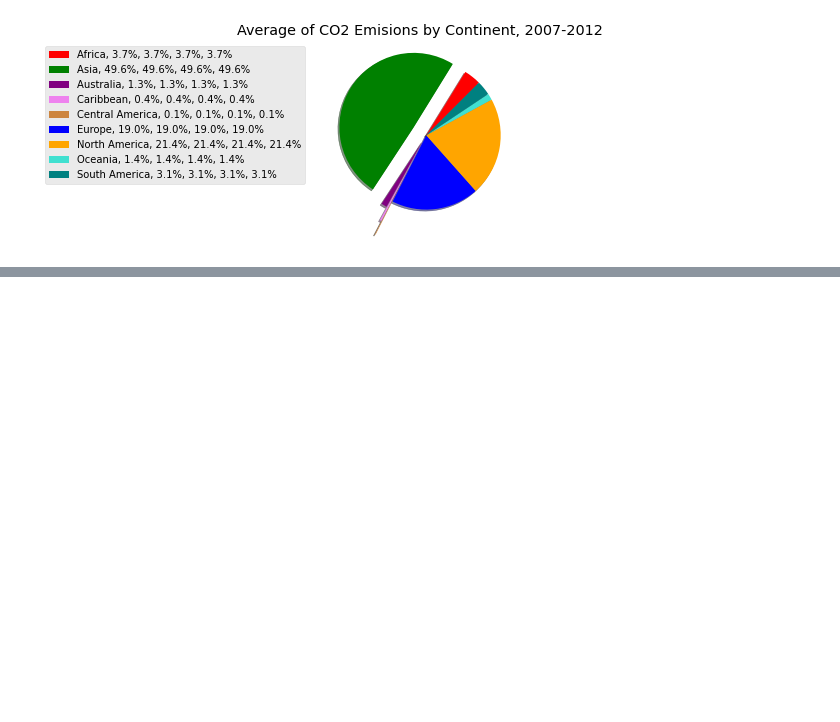
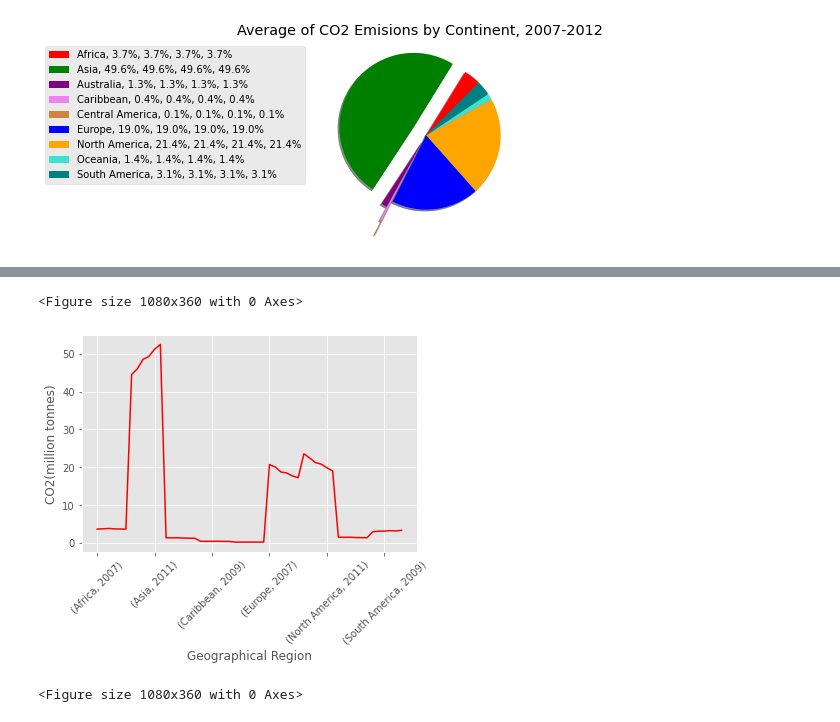
Before and after one commit to SoWhitIs/world_events_emissions, a Jupyter notebook: dev/script/eda/4_additional_EDA_geographic_region_plot_wdg.ipynb, the cells around one changed output, grey strips where cells are left out. Cells and saved outputs as stored; diff of their text form; code cells hidden in the pictures; blank space fills up the shorter version.

```diff
--- a/dev/script/eda/4_additional_EDA_geographic_region_plot_wdg.ipynb
+++ b/dev/script/eda/4_additional_EDA_geographic_region_plot_wdg.ipynb
@@ -613,0 +708,5 @@ plt.savefig("../../resources/images/test_plot.png", bbox_inches='tight')
+# %%
+#new dataframe with global share
+
+global_share_df = region_df[["year","geo_reg", "share_global_co2"]]
+global_share_df
@@ -613,0 +731,3 @@ plt.savefig("../../resources/images/test_plot.png", bbox_inches='tight')
+# %%
+gs= global_share_df.groupby(["geo_reg","year"]).sum()['share_global_co2']
+gs
@@ -614,2 +752,15 @@ plt.savefig("../../resources/images/test_plot.png", bbox_inches='tight')
+# %%
+colors=['red','green','purple','violet','peru','blue','orange','turquoise','teal']
+# region_df.groupby(by="geo_reg").mean()['co2'].plot(kind="bar", color=colors)
+gs.plot(kind="line", color=colors)
+plt.ylabel("CO2(million tonnes)")
+plt.xlabel("Geographical Region")
+# plt.title("Average of CO2 Emisions by Geographical Region, 2007-2012")
+plt.xticks(rotation=45)
+plt.figure(figsize=(15,5))
+# %% [output]
+<Figure size 1080x360 with 0 Axes>
+[figure, added]
+<Figure size 1080x360 with 0 Axes>
 # %%
 #export region_df.columns as csv file, index=False(has record_no column)
```
Also changed, not shown: parts of 19 cells of this notebook.
